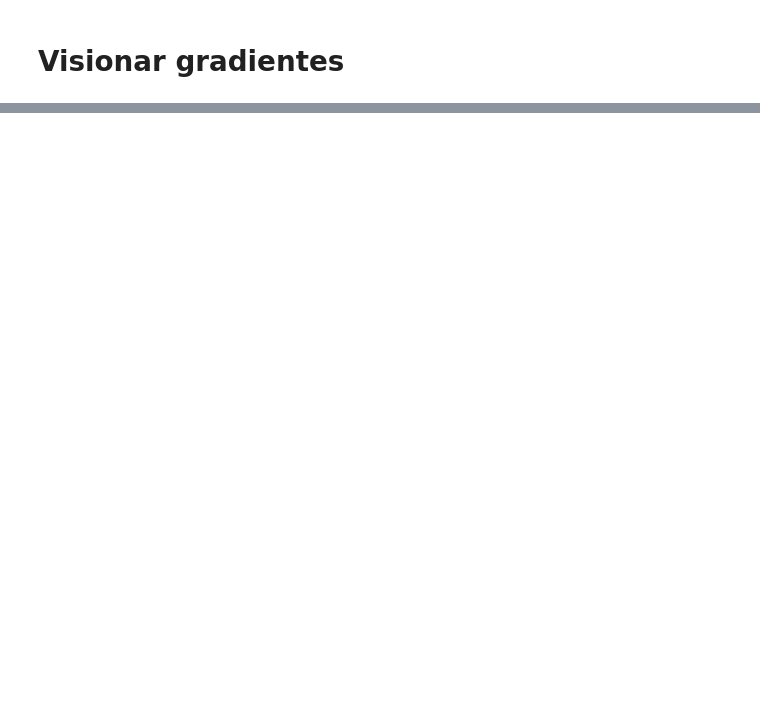
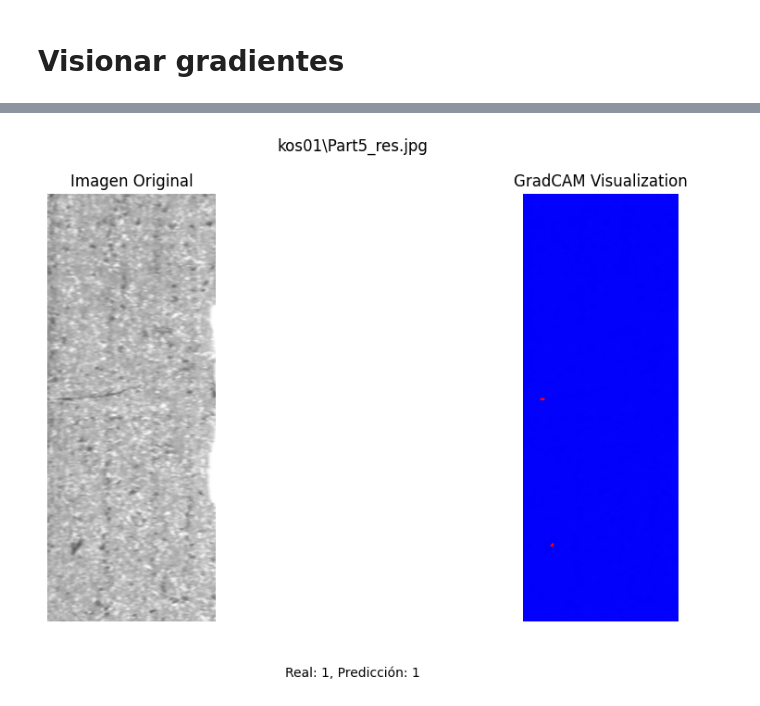
Before and after one commit to adriani94bil/Mantenimiento_Predictivo_PBL_grupo02, a Jupyter notebook: src/gradient_visualization.ipynb, the cells around one changed output, grey strips where cells are left out. Drawn from its saved outputs; the diff is of its cells as text; code cells hidden in the pictures; blank space fills up the shorter version.

Commit message:
Simple gradient

```diff
--- a/src/gradient_visualization.ipynb
+++ b/src/gradient_visualization.ipynb
@@ -158,0 +83,3 @@ inference_visualizer.infer_and_visualize(ts_dl, num_images = 20, rows = 4)
+# %%
+df_fallos=pd.read_csv('defectos_info.csv')
+df_fallos
@@ -158,0 +153,13 @@ inference_visualizer.infer_and_visualize(ts_dl, num_images = 20, rows = 4)
+# %%
+# Cargar el modelo preentrenado
+model = models.resnet34(pretrained=False)
+
+# Modificar la capa fully connected para que coincida con el número de clases en el checkpoint
+num_classes = 2
+model.fc = nn.Linear(model.fc.in_features, num_classes)
+
+# Cargar los pesos del modelo guardado
+model.load_state_dict(torch.load('modelo_resnet34.pth', map_location=DEVICE))
+
+# Mover el modelo al dispositivo adecuado (CPU o GPU)
+model = model.to(DEVICE)
@@ -158,0 +200,67 @@ inference_visualizer.infer_and_visualize(ts_dl, num_images = 20, rows = 4)
+# %%
+# Definir el target layer para GradCAM
+target_layer = model.layer1[-1]
+
+# Crear una instancia de GradCAM
+cam = GradCAM(model=model, target_layers=[target_layer], use_cuda=torch.cuda.is_available())
+
+# Obtener las imágenes y labels del conjunto de validación con label=1 y predicted=1
+images_to_visualize = []
+labels_to_visualize = []
+preds_to_visualize = []
+file_names = []
+
+for i, (images, labels) in enumerate(val_loader):
+    images, labels = images.to(DEVICE), labels.to(DEVICE)
+    outputs = model(images)
+    _, predicted = torch.max(outputs, 1)
+    for j in range(len(labels)):
+        if labels[j] == 1 and predicted[j] == 1:
+            images_to_visualize.append(images[j].cpu().numpy().transpose(1, 2, 0))
+            labels_to_visualize.append(labels[j].item())
+            preds_to_visualize.append(predicted[j].item())
+            file_names.append(df_val.iloc[i * val_loader.batch_size + j, 0])
+            if len(images_to_visualize) >= 10:
+                break
+    if len(images_to_visualize) >= 10:
+        break
+
+# Aplicar GradCAM y mostrar las imágenes
+for idx, img in enumerate(images_to_visualize):
+    img = img.astype(np.float32) / 255.0  # Normalize the image to the range [0, 1]
+    grayscale_cam = cam(input_tensor=torch.tensor(img.transpose(2, 0, 1)).unsqueeze(0).to(DEVICE))
+
+    visualization = show_cam_on_image(img, grayscale_cam[0], use_rgb=True)
+
+    # Convertir la imagen a escala de grises
+    gray_visualization = cv2.cvtColor(visualization, cv2.COLOR_RGB2GRAY)
+
+    # Umbralizar la imagen para obtener los píxeles blancos
+    _, binary_visualization = cv2.threshold(gray_visualization, 240, 255, cv2.THRESH_BINARY)
+
+    # Encontrar contornos en la imagen binaria
+    contours, _ = cv2.findContours(binary_visualization, cv2.RETR_EXTERNAL, cv2.CHAIN_APPROX_SIMPLE)
+
+    # Dibujar un bloque alrededor de los contornos encontrados
+    for contour in contours:
+        x, y, w, h = cv2.boundingRect(contour)
+        cv2.rectangle(visualization, (x, y), (x + w, y + h), (255, 0, 0), 2)  # Dibujar un rectángulo azul
+
+    # Cargar la imagen original desde el archivo
+    original_img_path = os.path.join('data_augmentation', file_names[idx])
+    original_img = Image.open(original_img_path).convert('RGB')
+    original_img = np.array(original_img)
+
+    # Mostrar la imagen original y la visualización lado a lado
+    fig, axes = plt.subplots(1, 2, figsize=(12, 6))
+    axes[0].imshow(original_img)
+    axes[0].set_title('Imagen Original')
+    axes[0].axis('off')
+    axes[1].imshow(visualization)
+    axes[1].set_title('GradCAM Visualization')
+    axes[1].axis('off')
+    fig.suptitle(file_names[idx])
+    fig.text(0.5, 0.01, f'Real: {labels_to_visualize[idx]}, Predicción: {preds_to_visualize[idx]}', ha='center')
+    plt.show()
+# %% [output]
+[figure, added]
```
Also changed, not shown: parts of 8 cells of this notebook, 3 other files.
